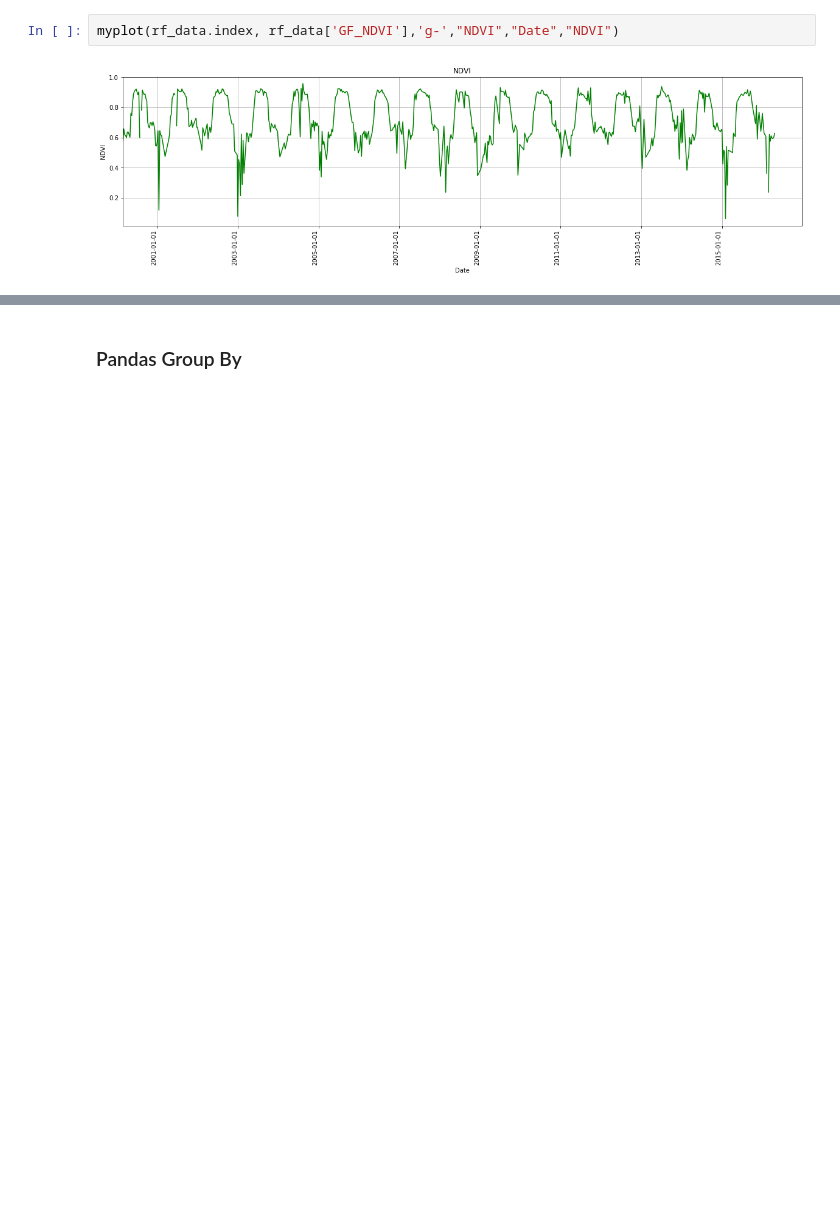
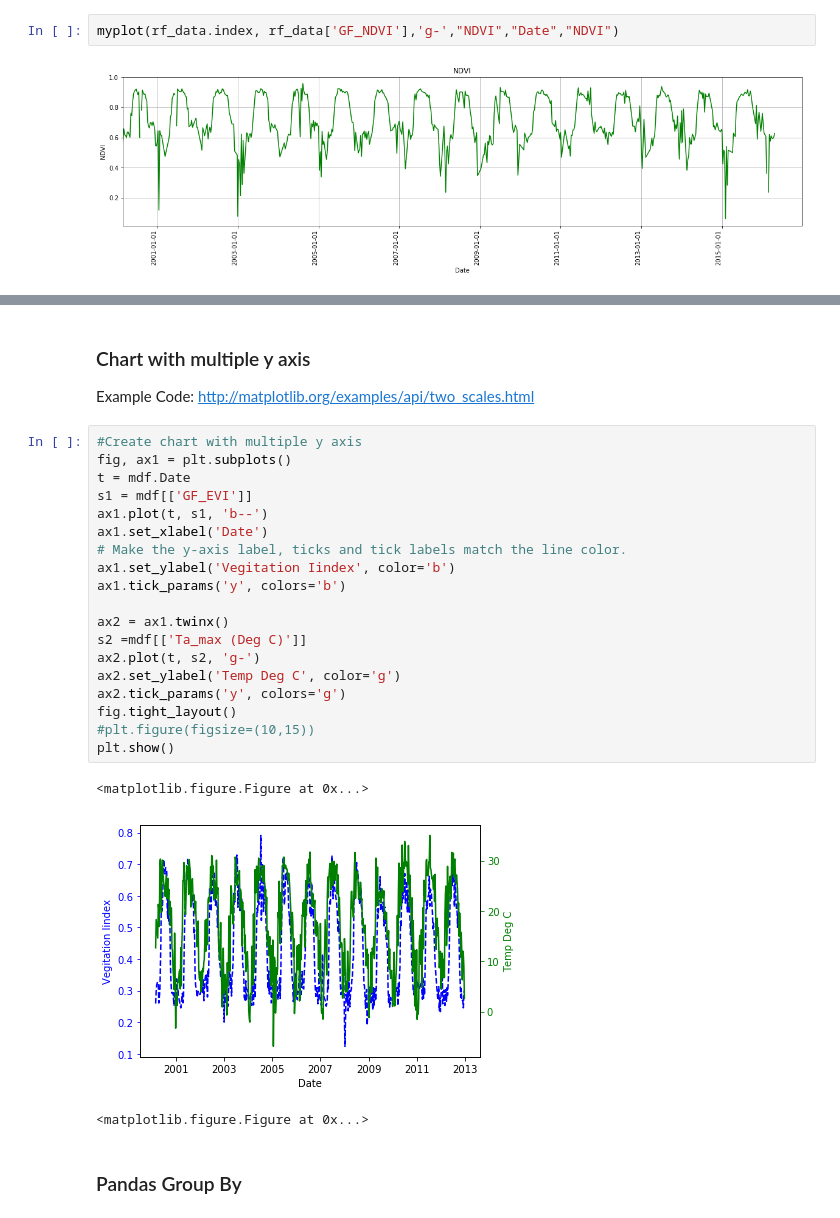
Before and after one commit to mbstacy/Python_ERS_2017, a Jupyter notebook: python_week2ers.ipynb, the cells around one changed output, grey strips where cells are left out. Drawn from its saved outputs; the diff is of its cells as text; blank space fills up the shorter version.

```diff
--- a/python_week2ers.ipynb
+++ b/python_week2ers.ipynb
@@ -327,2 +387,29 @@ myplot(rf_data.index, rf_data['GF_NDVI'],'g-',"NDVI","Date","NDVI")
+# %% [markdown]
+### Chart with multiple y axis
+
+Example Code: http://matplotlib.org/examples/api/two_scales.html
+# %%
+#Create chart with multiple y axis
+fig, ax1 = plt.subplots()
+t = mdf.Date
+s1 = mdf[['GF_EVI']]
+ax1.plot(t, s1, 'b--')
+ax1.set_xlabel('Date')
+# Make the y-axis label, ticks and tick labels match the line color.
+ax1.set_ylabel('Vegitation Iindex', color='b')
+ax1.tick_params('y', colors='b')
+
+ax2 = ax1.twinx()
+s2 =mdf[['Ta_max (Deg C)']]
+ax2.plot(t, s2, 'g-')
+ax2.set_ylabel('Temp Deg C', color='g')
+ax2.tick_params('y', colors='g')
+fig.tight_layout()
+#plt.figure(figsize=(10,15))
+plt.show()
+# %% [output]
+<matplotlib.figure.Figure at 0x...>
+[figure, added]
+<matplotlib.figure.Figure at 0x...>
 # %% [markdown]
 ### Pandas Group By
```
Also changed, not shown: parts of 23 cells of this notebook, 8 other files.
